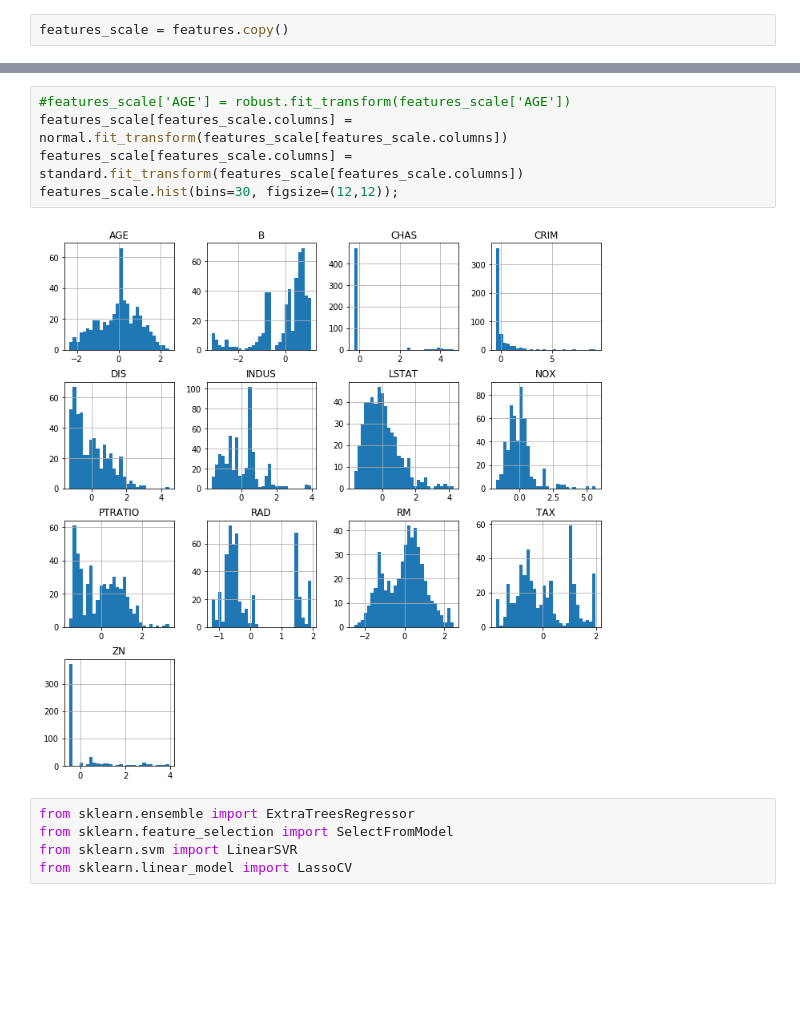
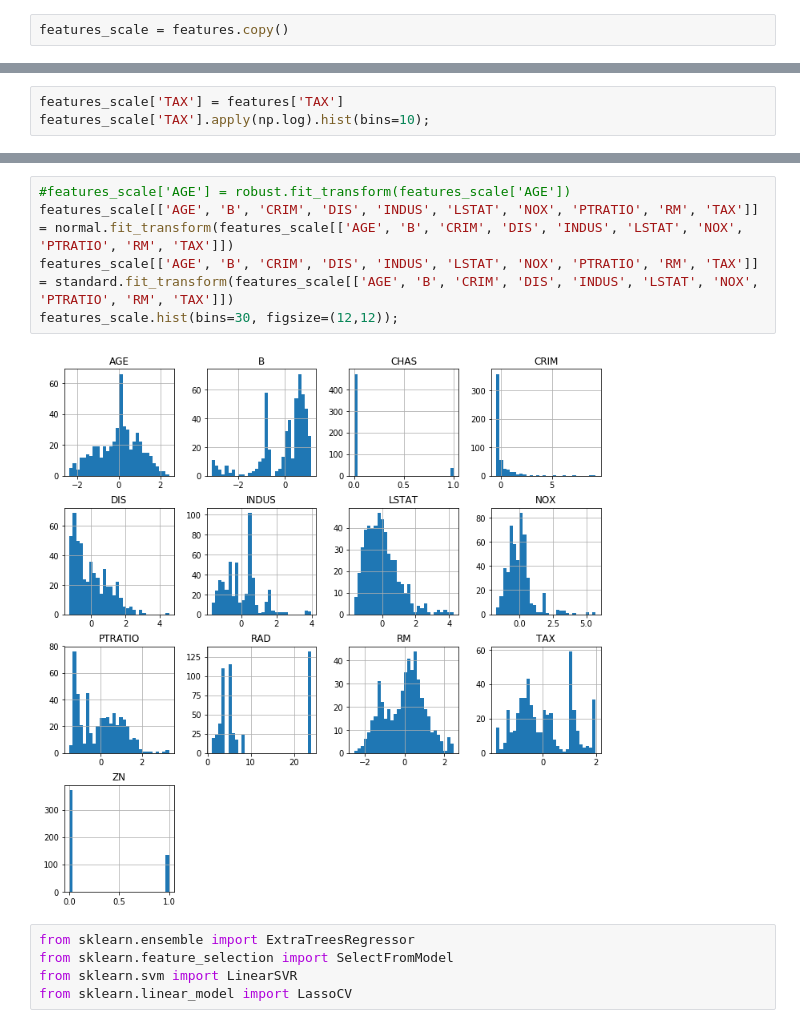
Before and after one commit to Tashwini12/Boston-Housing, a Jupyter notebook: boston_housing.ipynb, the cells around one changed output, grey strips where cells are left out. Saved outputs shown, nothing was run; the diff lists cells and outputs as text; blank space fills up the shorter version.

```diff
--- a/boston_housing.ipynb
+++ b/boston_housing.ipynb
@@ -543,0 +544,3 @@ features_scale['ZN'].hist()
+# %%
+features_scale['TAX'] = features['TAX']
+features_scale['TAX'].apply(np.log).hist(bins=10);
@@ -544,10 +549,10 @@ features_scale['ZN'].hist()
 # %%
 #features_scale['AGE'] = robust.fit_transform(features_scale['AGE'])
-features_scale[features_scale.columns] = normal.fit_transform(features_scale[features_scale.columns])
-features_scale[features_scale.columns] = standard.fit_transform(features_scale[features_scale.columns])
+features_scale[['AGE', 'B', 'CRIM', 'DIS', 'INDUS', 'LSTAT', 'NOX', 'PTRATIO', 'RM', 'TAX']] = normal.fit_transform(features_scale[['AGE', 'B', 'CRIM', 'DIS', 'INDUS', 'LSTAT', 'NOX', 'PTRATIO', 'RM', 'TAX']])
+features_scale[['AGE', 'B', 'CRIM', 'DIS', 'INDUS', 'LSTAT', 'NOX', 'PTRATIO', 'RM', 'TAX']] = standard.fit_transform(features_scale[['AGE', 'B', 'CRIM', 'DIS', 'INDUS', 'LSTAT', 'NOX', 'PTRATIO', 'RM', 'TAX']])
 features_scale.hist(bins=30, figsize=(12,12));
 # %% [output]
-[figure, old version]
+[figure, new version]
 # %%
 from sklearn.ensemble import ExtraTreesRegressor
 from sklearn.feature_selection import SelectFromModel
```
Also changed, not shown: parts of 3 cells of this notebook.
